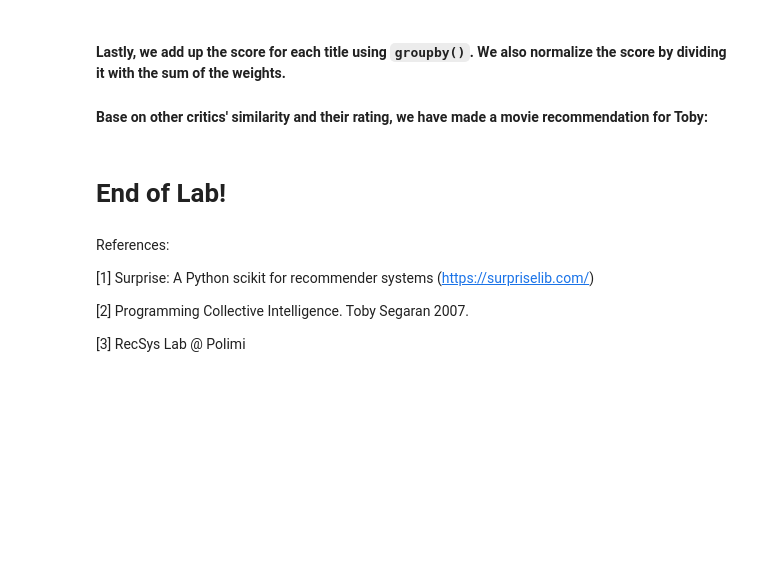
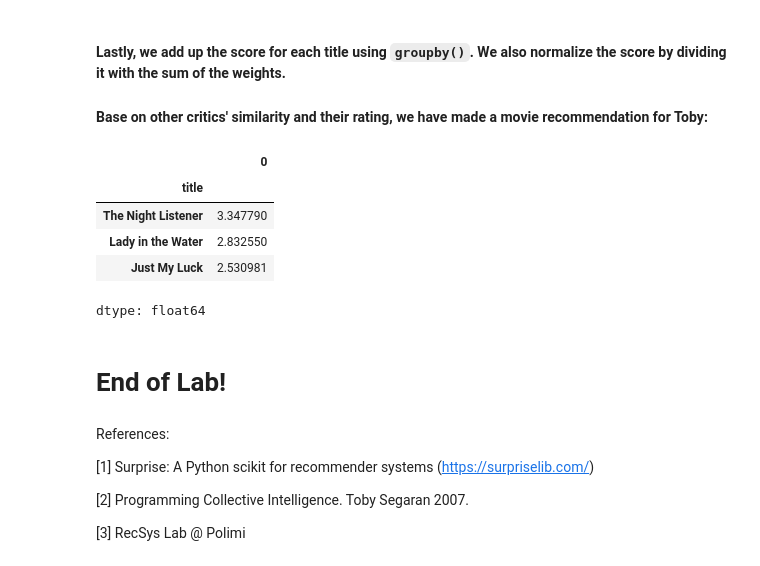
Before and after one commit to DysthymiaDemon/ICT2508C-Recommendation-Systems, a Jupyter notebook: [STUDENT]_Lab2_Memory_based_CF.ipynb, the cells around one changed output. Cells and saved outputs as stored; diff of their text form; code cells hidden in the pictures; blank space fills up the shorter version.

```diff
--- a/[STUDENT]_Lab2_Memory_based_CF.ipynb
+++ b/[STUDENT]_Lab2_Memory_based_CF.ipynb
@@ -623,8 +847,15 @@ rating_c.head()
 
 #### Base on other critics' similarity and their rating, we have made a movie recommendation for Toby:
 # %%
-recommendations = #FILL IN -- hint: use rating_c.groupby('title').apply(lambda xxxxx)
+recommendations = rating_c.groupby('title').apply(lambda x: np.sum(x.sim_rating) / np.sum(x.similarity))
 recommendations.sort_index(ascending=False)
+# %% [output]
+|  | 0 |
+| title |  |
+| The Night Listener | 3.347790 |
+| Lady in the Water | 2.832550 |
+| Just My Luck | 2.530981 |
+dtype: float64
 # %% [markdown]
 # End of Lab!
 # %% [markdown]
```
Also changed, not shown: parts of 61 cells of this notebook, 1 other file.
